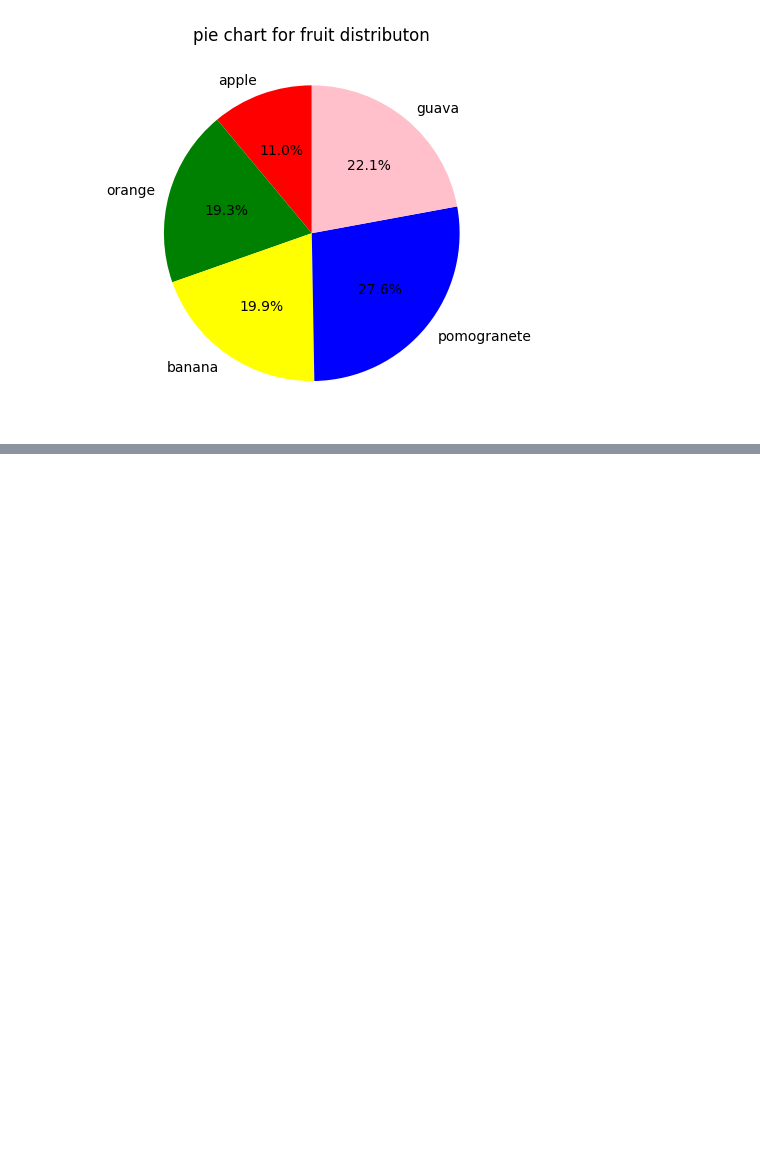
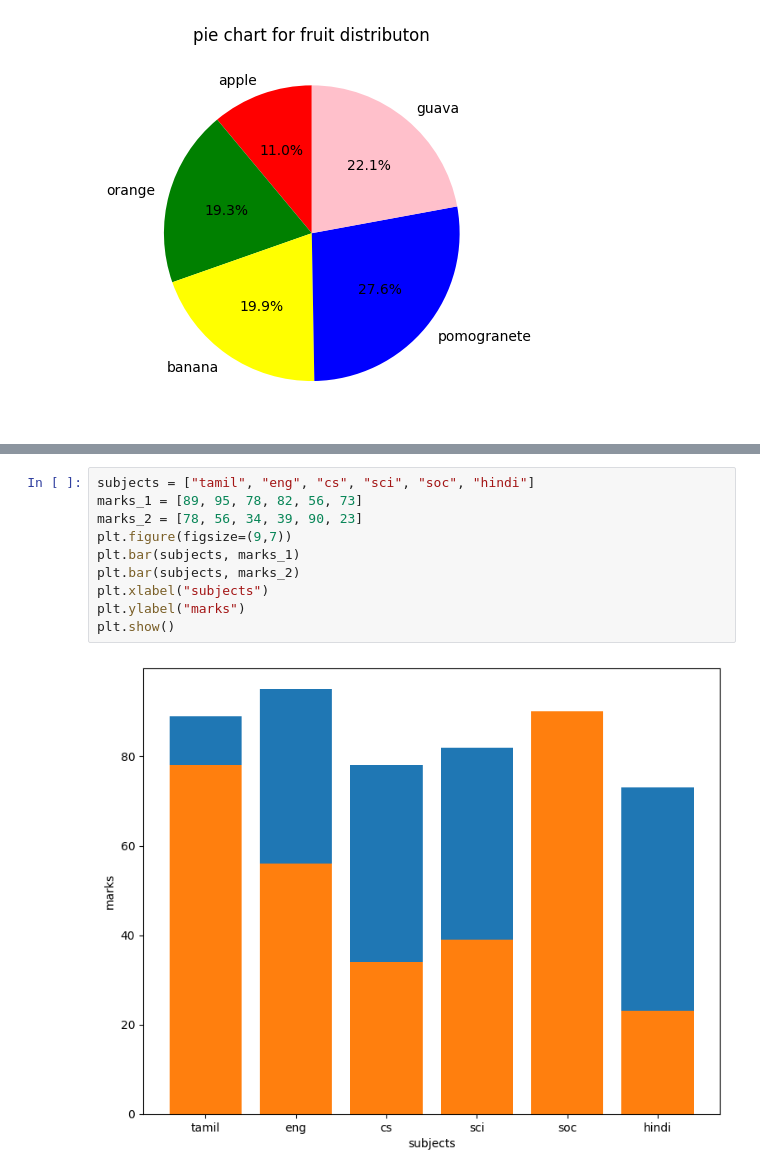
Before and after one commit to Avinash2003-11/Machine-learning, a Jupyter notebook: exp.ipynb, the cells around one changed output, grey strips where cells are left out. Saved outputs shown, nothing was run; the diff lists cells and outputs as text; blank space fills up the shorter version.

```diff
--- a/exp.ipynb
+++ b/exp.ipynb
@@ -272,0 +291,12 @@ plt.show()
+# %%
+subjects = ["tamil", "eng", "cs", "sci", "soc", "hindi"]
+marks_1 = [89, 95, 78, 82, 56, 73]
+marks_2 = [78, 56, 34, 39, 90, 23]
+plt.figure(figsize=(9,7))
+plt.bar(subjects, marks_1)
+plt.bar(subjects, marks_2)
+plt.xlabel("subjects")
+plt.ylabel("marks")
+plt.show()
+# %% [output]
+[figure, added]
```
Also changed, not shown: parts of 9 cells of this notebook.
